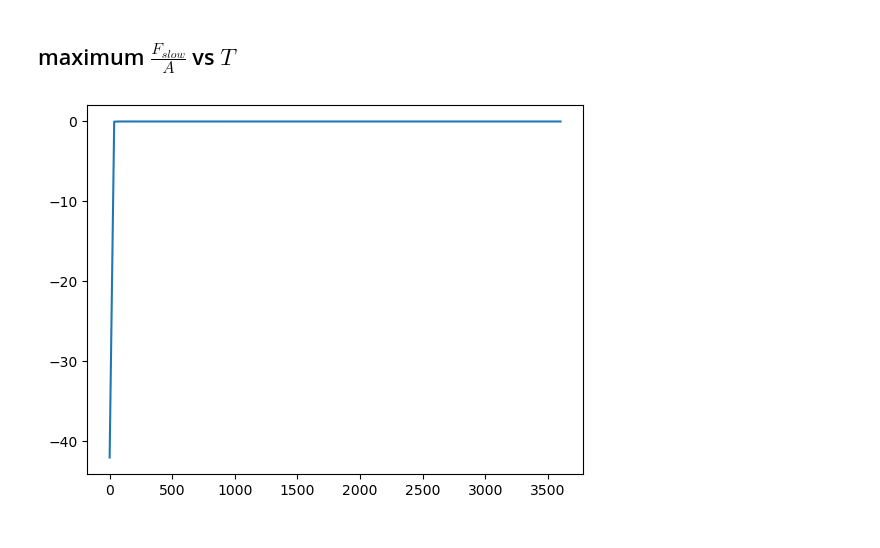
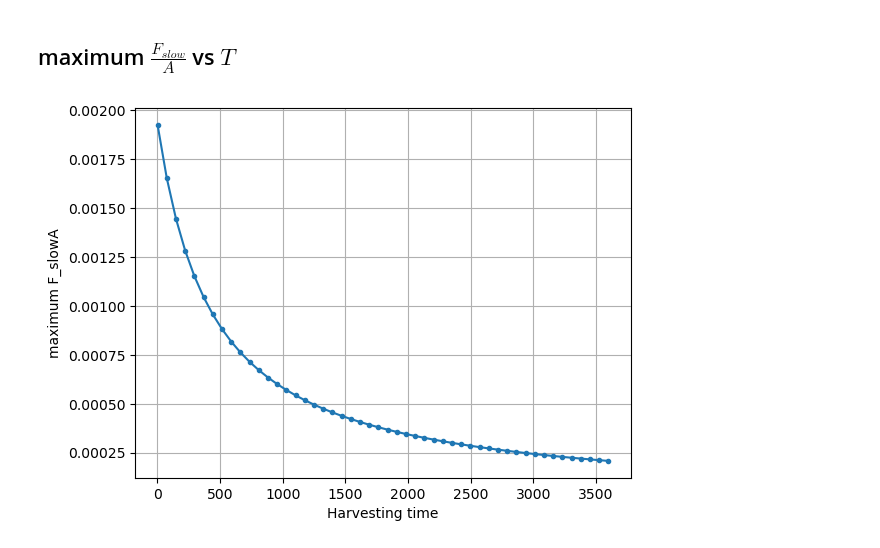
Before and after one commit to ELFREELAND/minecraft_sheep, a Jupyter notebook: deterministic_plots.ipynb, the cells around one changed output. Cells and saved outputs as stored; diff of their text form; code cells hidden in the pictures.

```diff
--- a/deterministic_plots.ipynb
+++ b/deterministic_plots.ipynb
@@ -89,14 +109,17 @@ plt.show()
 # %% [markdown]
 ## maximum $\frac{F_{slow}}{A}$ vs $T$
 # %%
-T = np.linspace(1, 3600, 100)
-
-F_slowA = K*sps.lambertw(np.exp(T*R),k=0,tol=1e-10)*(1-np.exp(-T*R+sps.lambertw(np.exp(T*R),k=0,tol=1e-10)))/(R**2*T**2)
+F_slowA = K*(sps.lambertw(np.exp(T*R+1))-1)*(1-np.exp(-T*R+sps.lambertw(np.exp(T*R+1))-1))/(R**2*T**2)
 
 f, ax = plt.subplots()
 
-ax.plot(T, F_slowA)
+ax.plot(T, F_slowA, ".-")
+
+ax.set_xlabel("Harvesting time")
+ax.set_ylabel("maximum F_slowA")
+
+ax.grid(True)
 
 plt.show()
 # %% [output]
-[figure, old version]
+[figure, new version]
```
Also changed, not shown: parts of 7 cells of this notebook, 1 other file.
